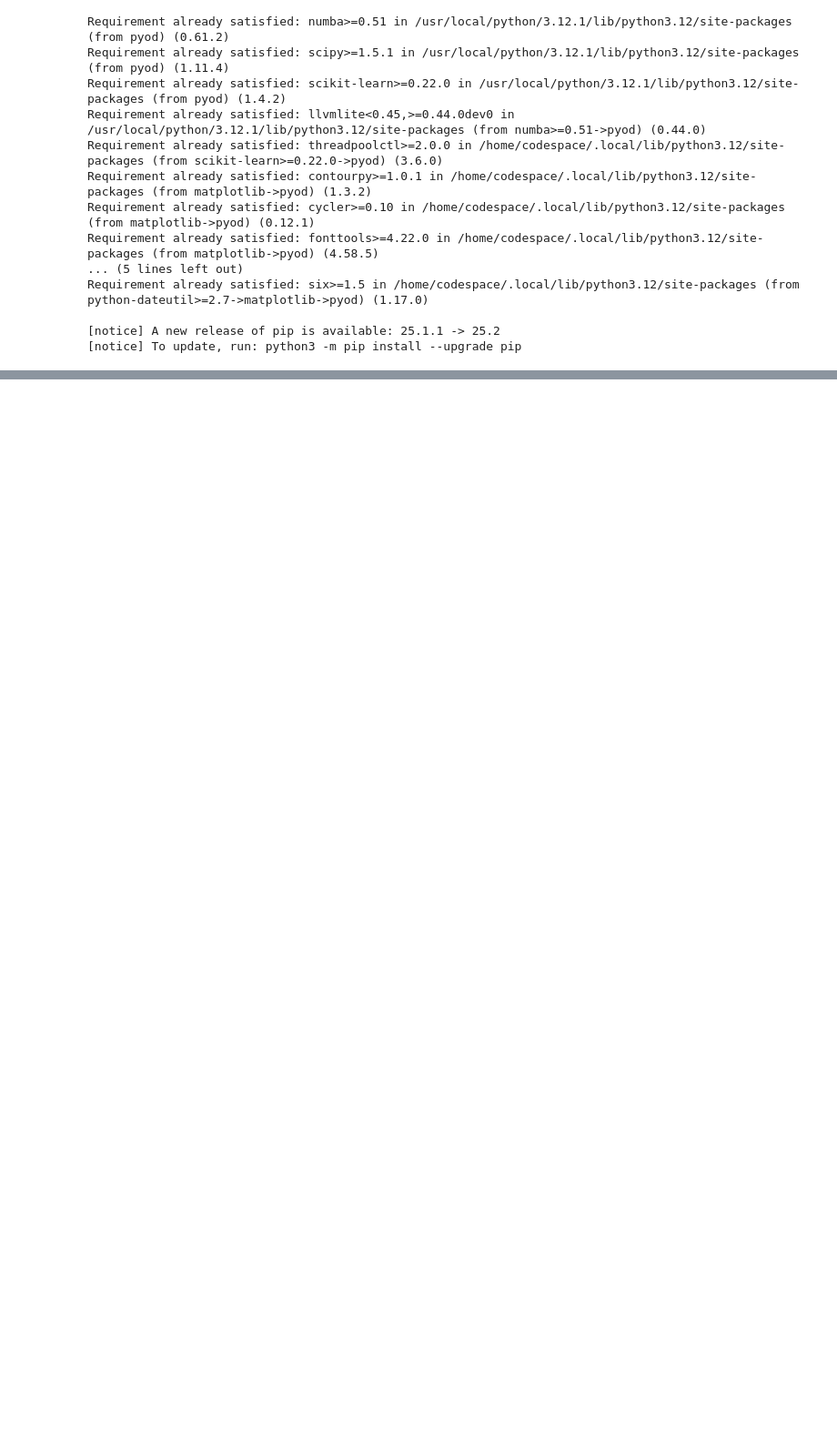
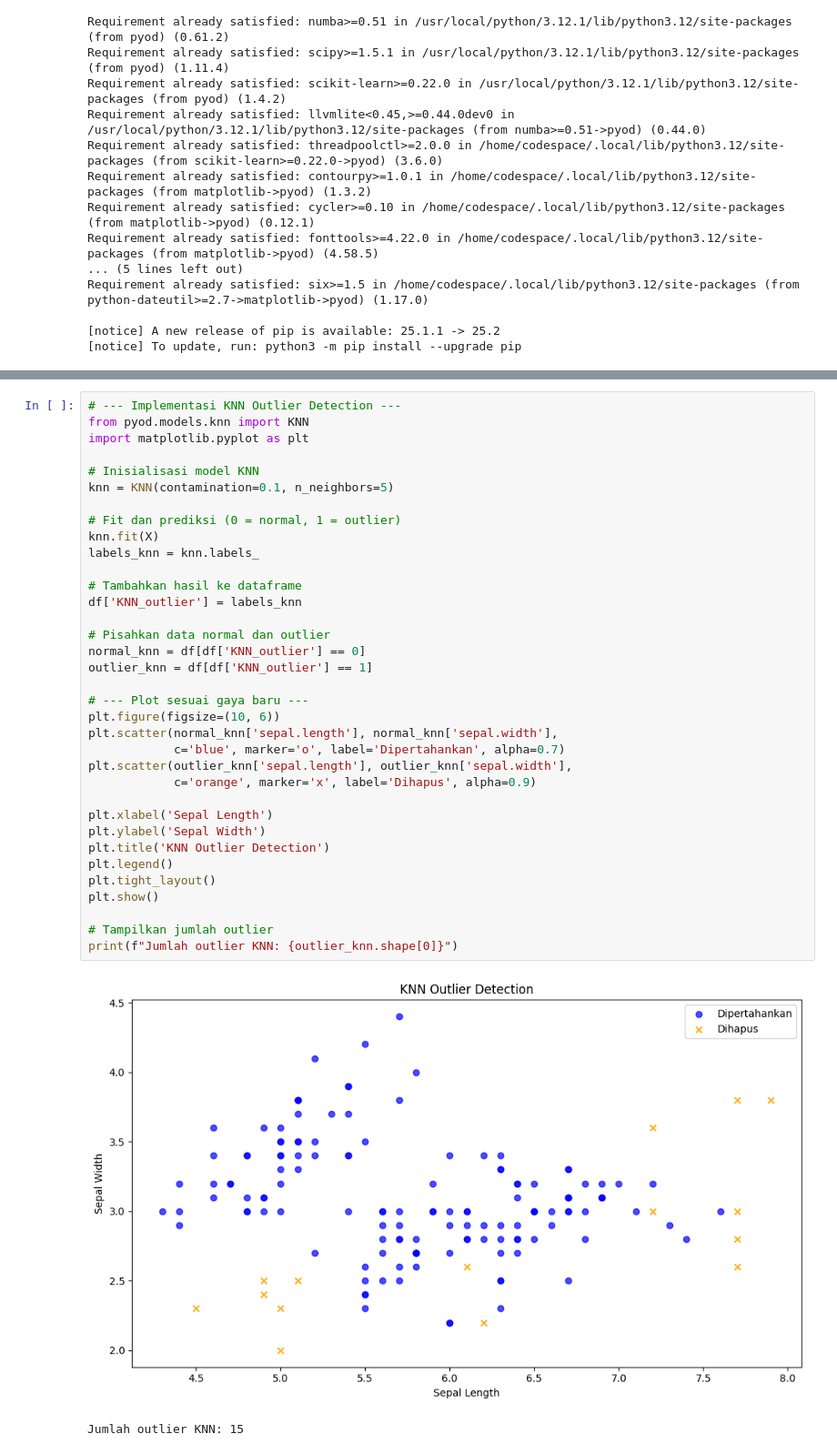
Before and after one commit to nadiatulkhoir30/PSD, a Jupyter notebook: _sources/prepocesing.ipynb, the cells around one changed output, grey strips where cells are left out. Shown: that part at 91% size. Cells and saved outputs as stored; diff of their text form; blank space fills up the shorter version.

```diff
--- a/_sources/prepocesing.ipynb
+++ b/_sources/prepocesing.ipynb
@@ -188,0 +254,38 @@ Setelah hapus outlier (LOF): (135, 5)
+# %%
+# --- Implementasi KNN Outlier Detection ---
+from pyod.models.knn import KNN
+import matplotlib.pyplot as plt
+
+# Inisialisasi model KNN
+knn = KNN(contamination=0.1, n_neighbors=5)
+
+# Fit dan prediksi (0 = normal, 1 = outlier)
+knn.fit(X)
+labels_knn = knn.labels_
+
+# Tambahkan hasil ke dataframe
+df['KNN_outlier'] = labels_knn
+
+# Pisahkan data normal dan outlier
+normal_knn = df[df['KNN_outlier'] == 0]
+outlier_knn = df[df['KNN_outlier'] == 1]
+
+# --- Plot sesuai gaya baru ---
+plt.figure(figsize=(10, 6))
+plt.scatter(normal_knn['sepal.length'], normal_knn['sepal.width'],
+            c='blue', marker='o', label='Dipertahankan', alpha=0.7)
+plt.scatter(outlier_knn['sepal.length'], outlier_knn['sepal.width'],
+            c='orange', marker='x', label='Dihapus', alpha=0.9)
+
+plt.xlabel('Sepal Length')
+plt.ylabel('Sepal Width')
+plt.title('KNN Outlier Detection')
+plt.legend()
+plt.tight_layout()
+plt.show()
+
+# Tampilkan jumlah outlier
+print(f"Jumlah outlier KNN: {outlier_knn.shape[0]}")
+# %% [output]
+[figure, added]
+Jumlah outlier KNN: 15
```
Also changed, not shown: parts of 15 cells of this notebook, 30 other files.
